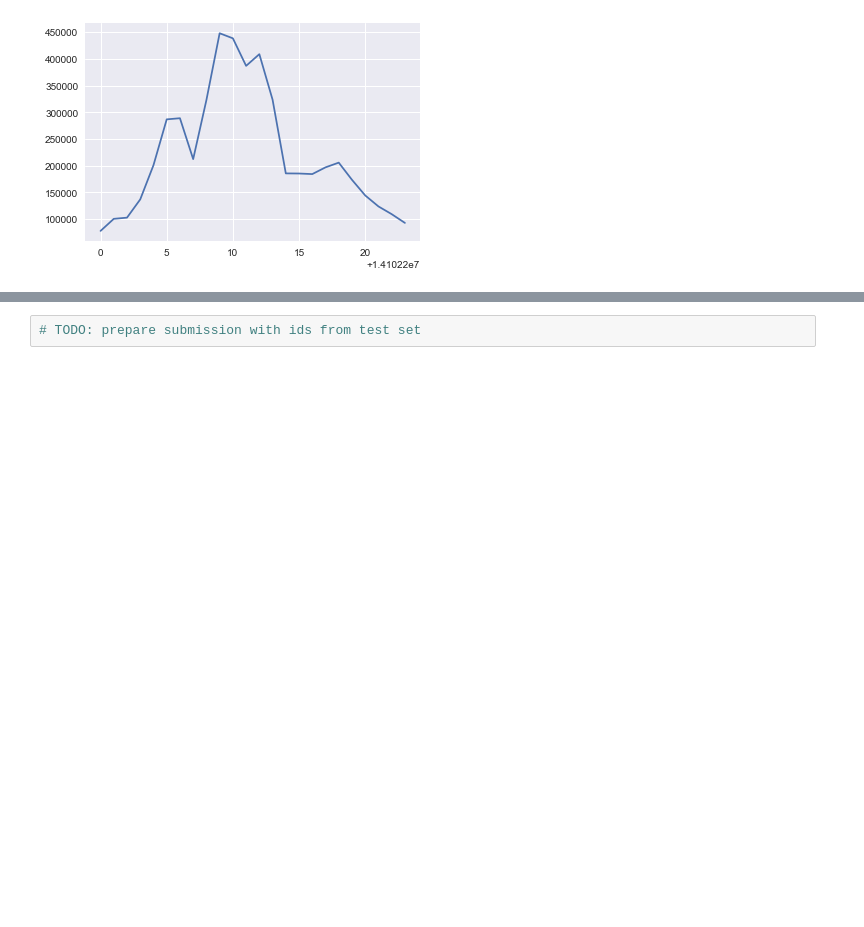
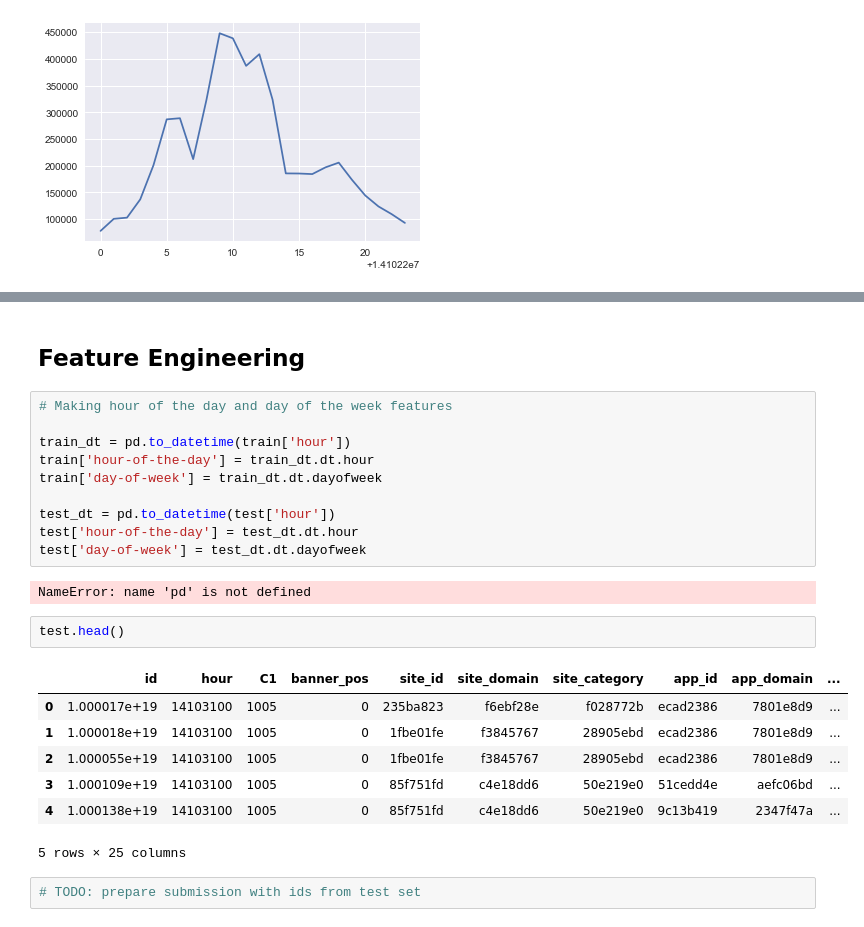
Before and after one commit to Nbutter/dsi-capstone, a Jupyter notebook: part_02/Capstone_Butterworth_part_02_Summary_EDA.ipynb, the cells around one changed output, grey strips where cells are left out. Saved outputs shown, nothing was run; the diff lists cells and outputs as text; blank space fills up the shorter version.

```diff
--- a/part_02/Capstone_Butterworth_part_02_Summary_EDA.ipynb
+++ b/part_02/Capstone_Butterworth_part_02_Summary_EDA.ipynb
@@ -254,2 +285,26 @@ for i in
+# %% [markdown]
+## Feature Engineering
+# %%
+# Making hour of the day and day of the week features
+
+train_dt = pd.to_datetime(train['hour'])
+train['hour-of-the-day'] = train_dt.dt.hour
+train['day-of-week'] = train_dt.dt.dayofweek
+
+test_dt = pd.to_datetime(test['hour'])
+test['hour-of-the-day'] = test_dt.dt.hour
+test['day-of-week'] = test_dt.dt.dayofweek
+# %% [output]
+NameError: name 'pd' is not defined
+# %%
+test.head()
+# %% [output]
+|  | id | hour | C1 | banner_pos | site_id | site_domain | site_category | app_id | app_domain | ... |
+| 0 | 1.000017e+19 | 14103100 | 1005 | 0 | 235ba823 | f6ebf28e | f028772b | ecad2386 | 7801e8d9 | ... |
+| 1 | 1.000018e+19 | 14103100 | 1005 | 0 | 1fbe01fe | f3845767 | 28905ebd | ecad2386 | 7801e8d9 | ... |
+| 2 | 1.000055e+19 | 14103100 | 1005 | 0 | 1fbe01fe | f3845767 | 28905ebd | ecad2386 | 7801e8d9 | ... |
+| 3 | 1.000109e+19 | 14103100 | 1005 | 0 | 85f751fd | c4e18dd6 | 50e219e0 | 51cedd4e | aefc06bd | ... |
+| 4 | 1.000138e+19 | 14103100 | 1005 | 0 | 85f751fd | c4e18dd6 | 50e219e0 | 9c13b419 | 2347f47a | ... |
+5 rows × 25 columns
 # %%
 # TODO: prepare submission with ids from test set
```
Also changed, not shown: parts of 11 cells of this notebook, 4 other files.
